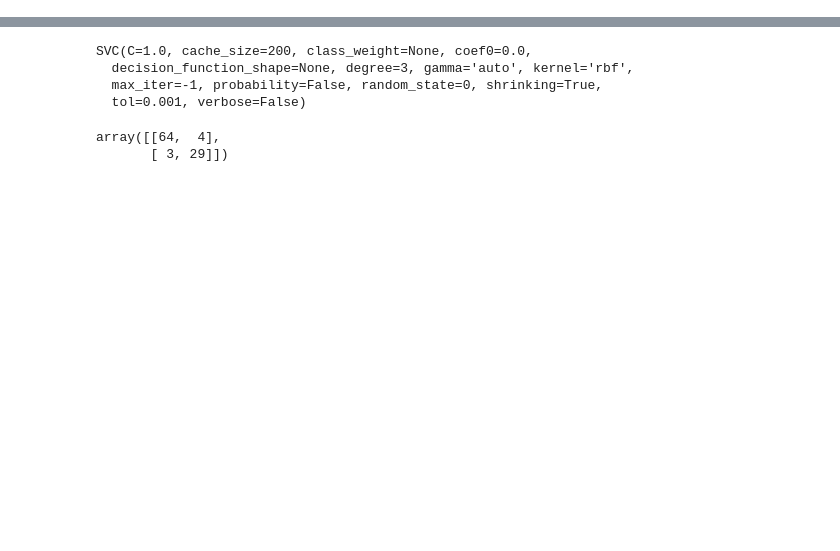
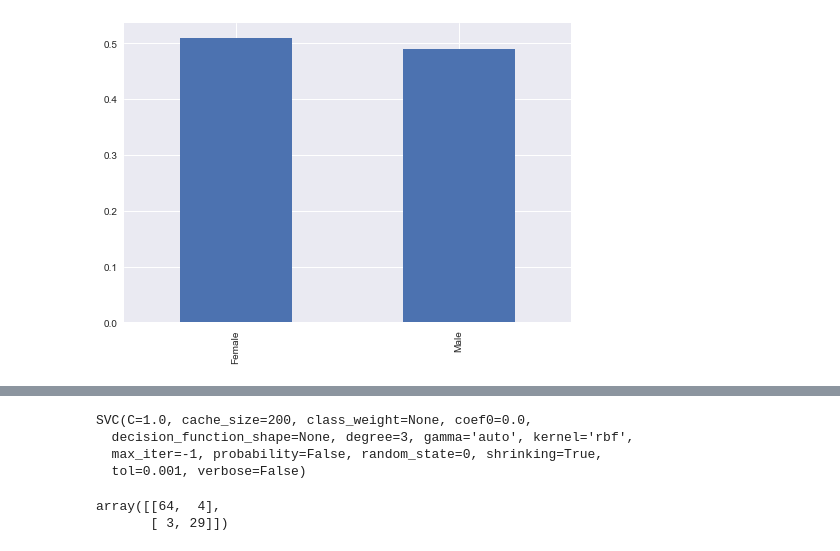
Before and after one commit to TimusLetap/Social-Network-Ads, a Jupyter notebook: Social+Network+Ads.ipynb, the cells around one changed output, grey strips where cells are left out. Cells and saved outputs as stored; diff of their text form; code cells hidden in the pictures; blank space fills up the shorter version.

```diff
--- a/Social+Network+Ads.ipynb
+++ b/Social+Network+Ads.ipynb
@@ -31,0 +32,5 @@ dataset
+# %%
+_= df['Gender'].value_counts('Purchased').plot(kind='bar')
+plt.show()
+# %% [output]
+[figure, added]
```
Also changed, not shown: parts of 25 cells of this notebook.
